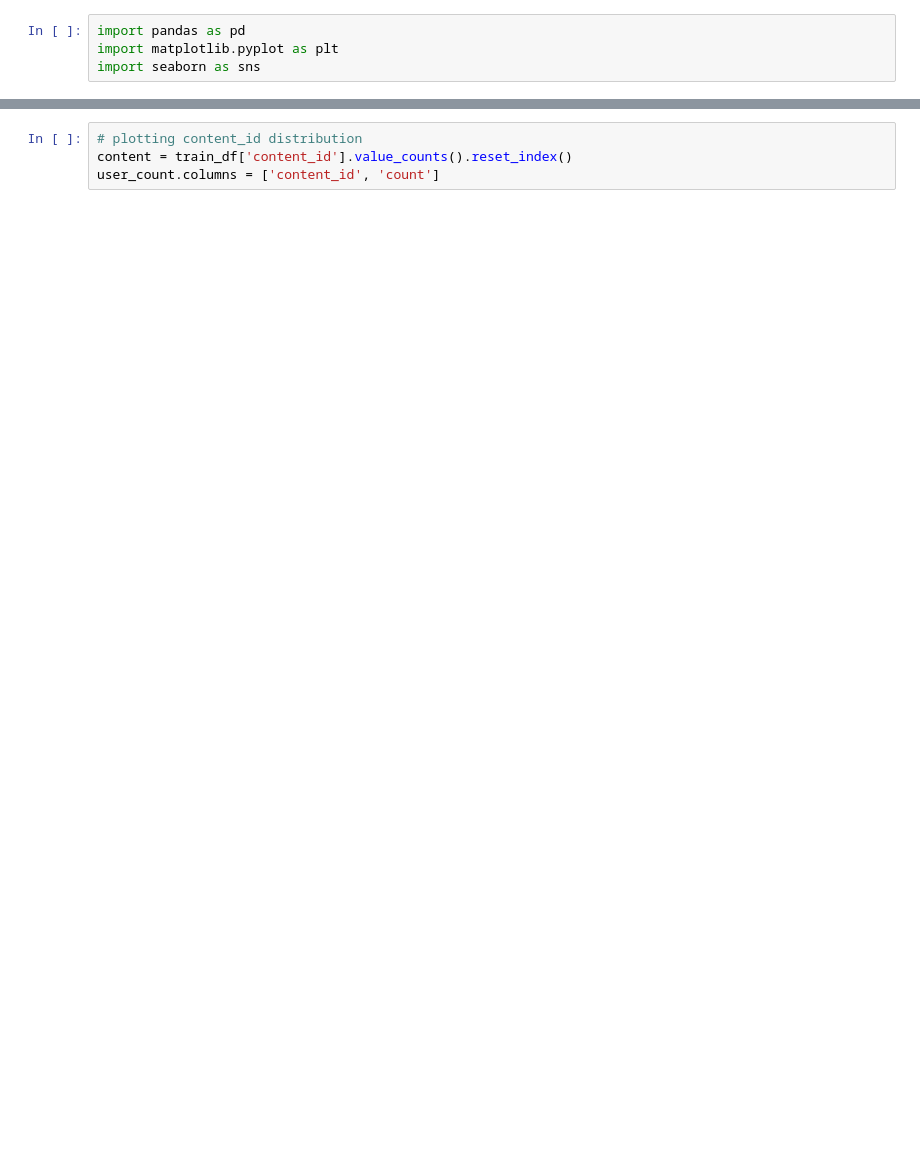
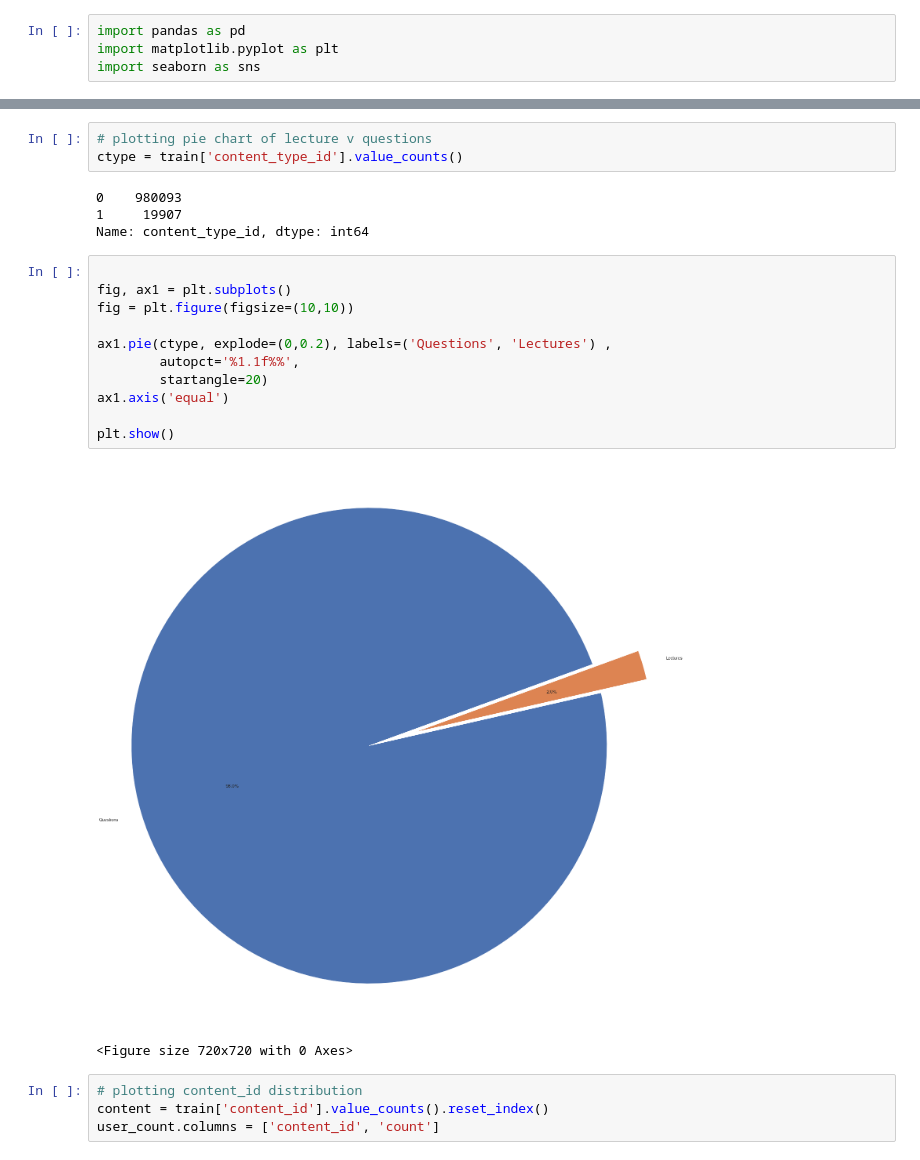
Before and after one commit to jiang-yuelin/Student-Answer-Project, a Jupyter notebook: EDA_answer.ipynb, the cells around one changed output, grey strips where cells are left out. Cells and saved outputs as stored; diff of their text form; blank space fills up the shorter version.

```diff
--- a/EDA_answer.ipynb
+++ b/EDA_answer.ipynb
@@ -85,6 +89,27 @@ p
+# %%
+# plotting pie chart of lecture v questions
+ctype = train['content_type_id'].value_counts()
+# %% [output]
+0    980093
+1     19907
+Name: content_type_id, dtype: int64
+# %%
+
+fig, ax1 = plt.subplots()
+fig = plt.figure(figsize=(10,10))
+
+ax1.pie(ctype, explode=(0,0.2), labels=('Questions', 'Lectures') ,
+        autopct='%1.1f%%',
+        startangle=20)
+ax1.axis('equal')
+
+plt.show()
+# %% [output]
+[figure, added]
+<Figure size 720x720 with 0 Axes>
 # %%
 # plotting content_id distribution
-content = train_df['content_id'].value_counts().reset_index()
+content = train['content_id'].value_counts().reset_index()
 user_count.columns = ['content_id', 'count']
 # %%
 sns.set_theme(style="darkgrid")
```
Also changed, not shown: parts of 19 cells of this notebook, 1 other file.
